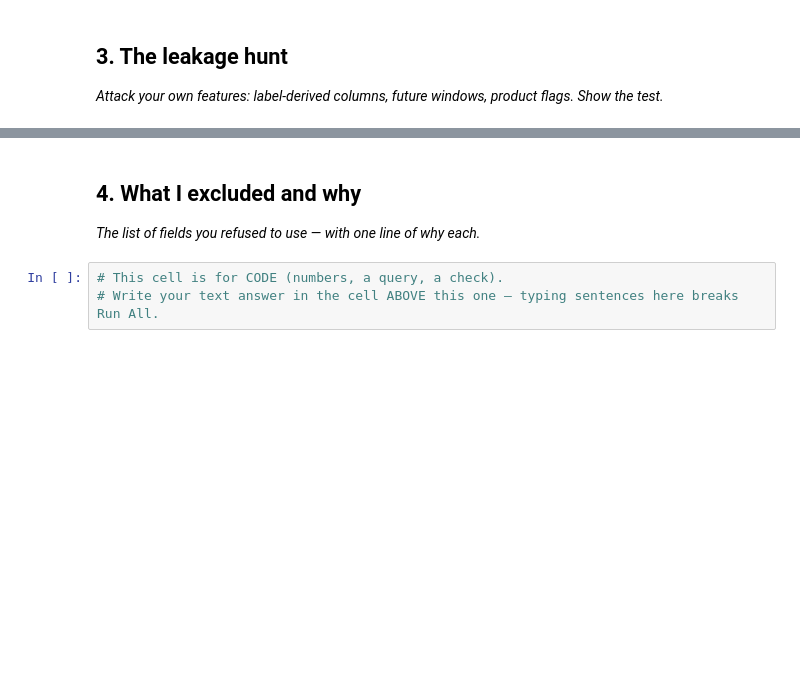
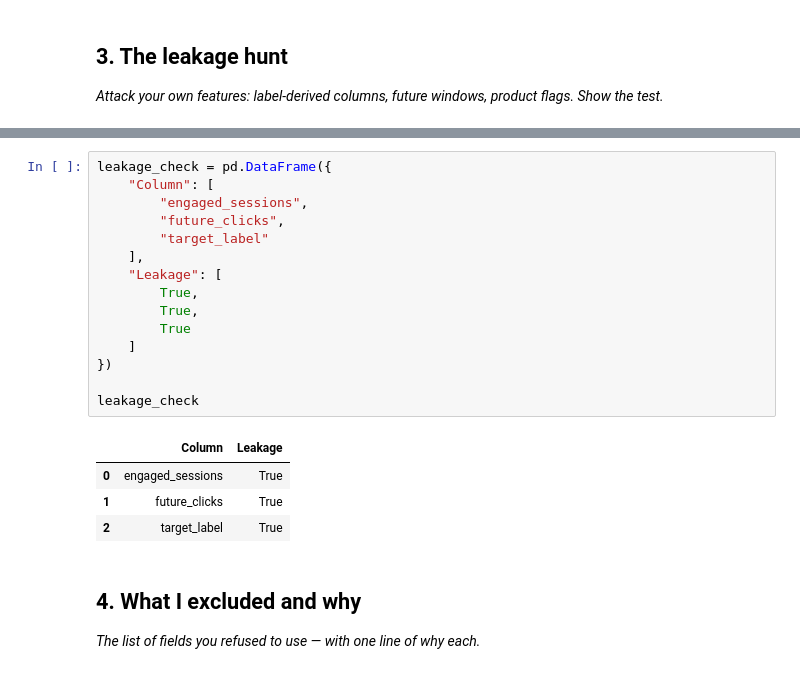
Before and after one commit to MUKUL-TIWARI/flyrank-ml-internship, a Jupyter notebook: work/notebooks/w03_feature_leakage_check.ipynb, the cells around one changed output, grey strips where cells are left out. Drawn from its saved outputs; the diff is of its cells as text; blank space fills up the shorter version.

```diff
--- a/work/notebooks/w03_feature_leakage_check.ipynb
+++ b/work/notebooks/w03_feature_leakage_check.ipynb
@@ -30,7 +81,24 @@ This skeleton is yours to fill. Work the sections **in order** — each one has
+# %%
+leakage_check = pd.DataFrame({
+    "Column": [
+        "engaged_sessions",
+        "future_clicks",
+        "target_label"
+    ],
+    "Leakage": [
+        True,
+        True,
+        True
+    ]
+})
+
+leakage_check
+# %% [output]
+|  | Column | Leakage |
+| 0 | engaged_sessions | True |
+| 1 | future_clicks | True |
+| 2 | target_label | True |
 # %% [markdown]
 ## 4. What I excluded and why
 
 *The list of fields you refused to use — with one line of why each.*
-# %%
-# This cell is for CODE (numbers, a query, a check).
-# Write your text answer in the cell ABOVE this one — typing sentences here breaks Run All.
```
Also changed, not shown: parts of 11 cells of this notebook.
